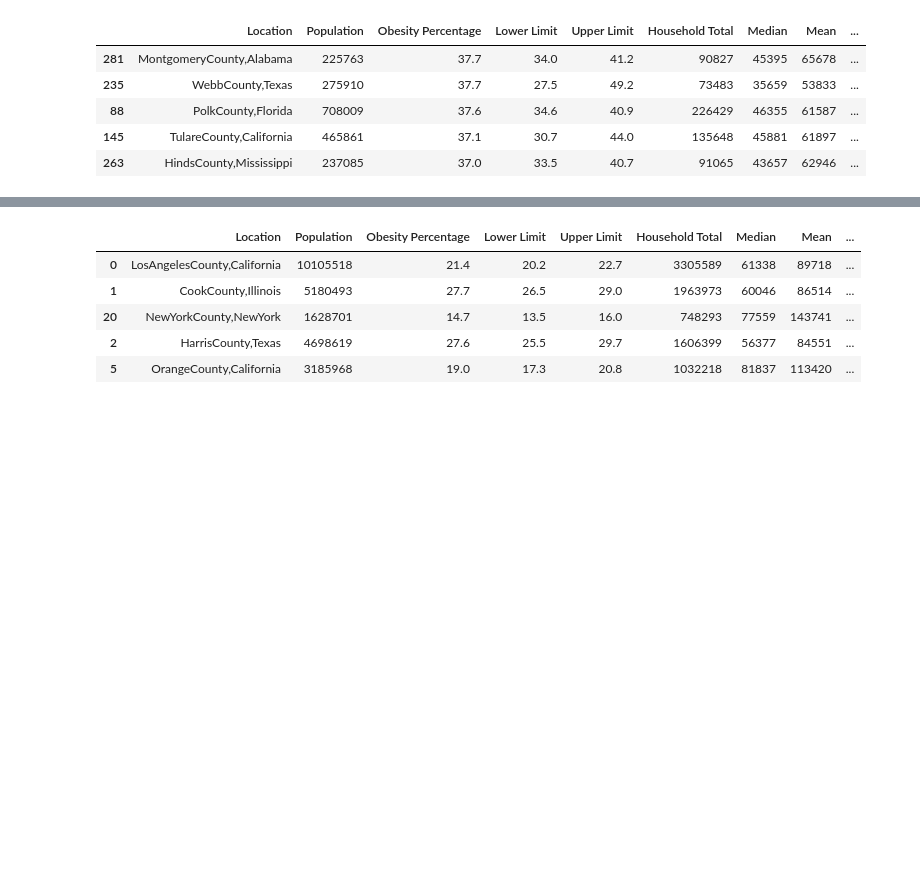
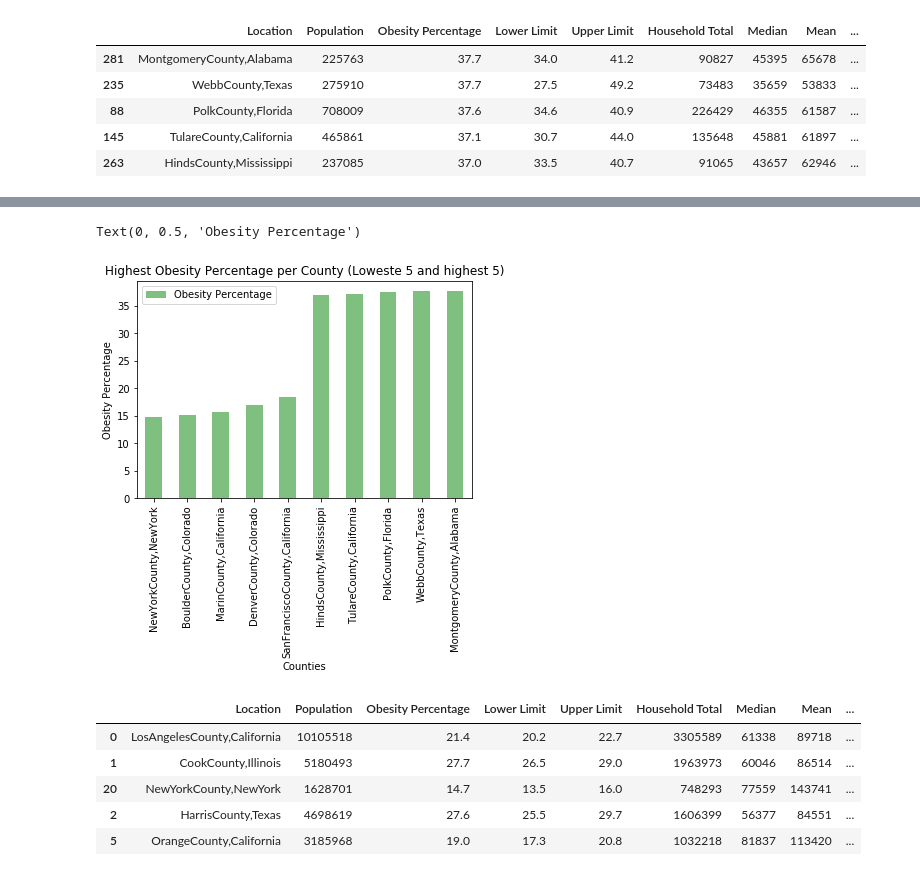
Before and after one commit to liliana-ilut/The-Mockingbirds, a Jupyter notebook: Clean Data/Graphs.ipynb, the cells around one changed output, grey strips where cells are left out. Cells and saved outputs as stored; diff of their text form; code cells hidden in the pictures; blank space fills up the shorter version.

```diff
--- a/Clean Data/Graphs.ipynb
+++ b/Clean Data/Graphs.ipynb
@@ -198,3 +208,15 @@ HighToLowObe_df
+# %%
+counties = ["NewYorkCounty,NewYork","BoulderCounty,Colorado", "MarinCounty,California", "DenverCounty,Colorado", "SanFranciscoCounty,California", "HindsCounty,Mississippi","TulareCounty,California", "PolkCounty,Florida","WebbCounty,Texas", "MontgomeryCounty,Alabama" ]
+obesity_percentage = [14.7, 15.1, 15.7, 17.0, 18.5, 37.0 ,37.1, 37.6,37.7, 37.7  ]
+HighestObe_df = pd.DataFrame({ "Obesity Percentage": obesity_percentage}, index=counties)
+HighestObe_df
+HighestObe_df.plot.bar(rot=90, facecolor = "green", alpha = 0.5)
+plt.title("Highest Obesity Percentage per County (Loweste 5 and highest 5)")
+plt.xlabel("Counties")
+plt.ylabel("Obesity Percentage")
+# %% [output]
+Text(0, 0.5, 'Obesity Percentage')
+[figure, added]
 # %%
 HighToLowRest_df = combined_df.sort_values(["CBP Establishments"], ascending=False).head()
 HighToLowRest_df
```
Also changed, not shown: parts of 5 cells of this notebook.
